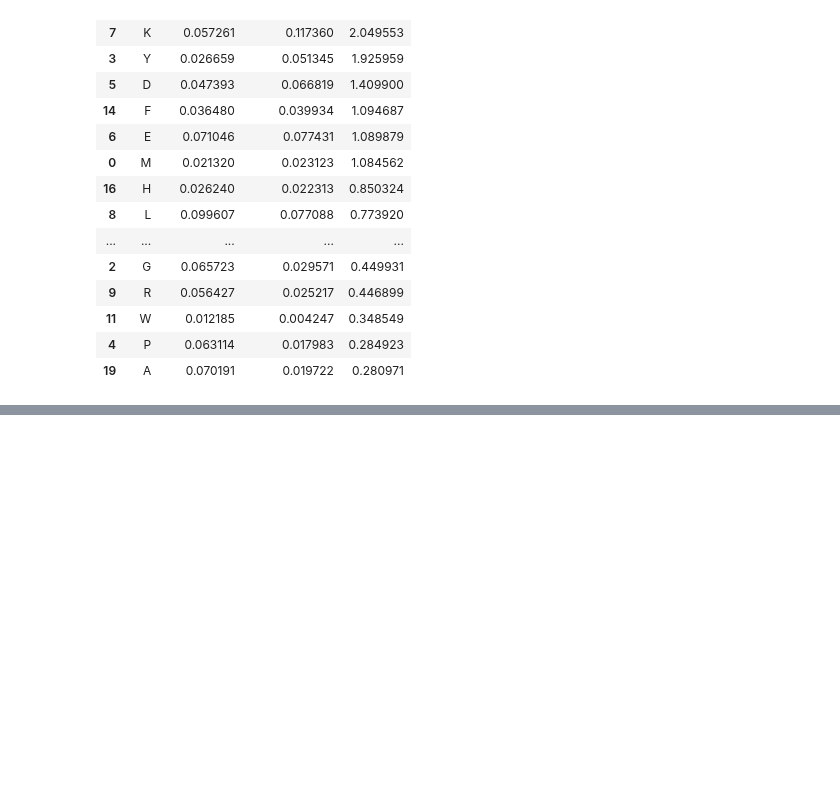
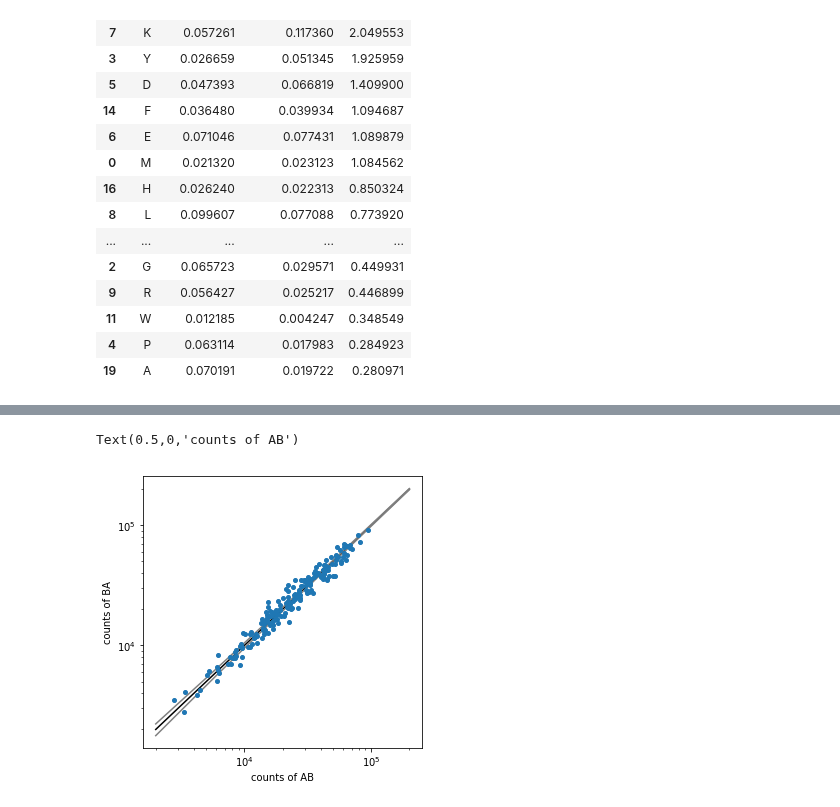
Before and after one commit to andim/peptidome, a Jupyter notebook: code/analysis.ipynb, the cells around one changed output, grey strips where cells are left out. Cells and saved outputs as stored; diff of their text form; code cells hidden in the pictures; blank space fills up the shorter version.

```diff
--- a/code/analysis.ipynb
+++ b/code/analysis.ipynb
@@ -151,0 +153,24 @@ sns.heatmap(dfmat, vmin=0.5, vmax=1.5, cmap='RdBu_r', cbar_kws=dict(label='Corre
+# %%
+df2 = counter_to_df(counter2, norm=False)
+df2 = df2[~df2['seq'].str.contains('U')]
+df2['aa1'] = [s[0] for s in df2['seq']]
+df2['aa2'] = [s[1] for s in df2['seq']]
+counts = df2.pivot(columns='aa1', index='aa2')['count']
+# %%
+plt.figure(figsize=(5, 5))
+x = np.linspace(2e3, 2e5)
+plt.plot(x, x, 'k')
+plt.plot(x, x+5*x**.5, 'gray')
+plt.plot(x, x-5*x**.5, 'gray')
+arr = np.ma.array(counts, mask=mask)
+arrT = np.ma.array(counts.T, mask=mask)
+plt.plot(arr.flatten(), arrT.flatten(), 'o', ms=4)
+#plt.plot(x, 1.3*x, 'g')
+#plt.plot(x, x/1.3, 'g')
+plt.xscale('log')
+plt.yscale('log')
+plt.ylabel('counts of BA')
+plt.xlabel('counts of AB')
+# %% [output]
+Text(0.5,0,'counts of AB')
+[figure, added]
```
Also changed, not shown: parts of 7 cells of this notebook, 1 other file.
